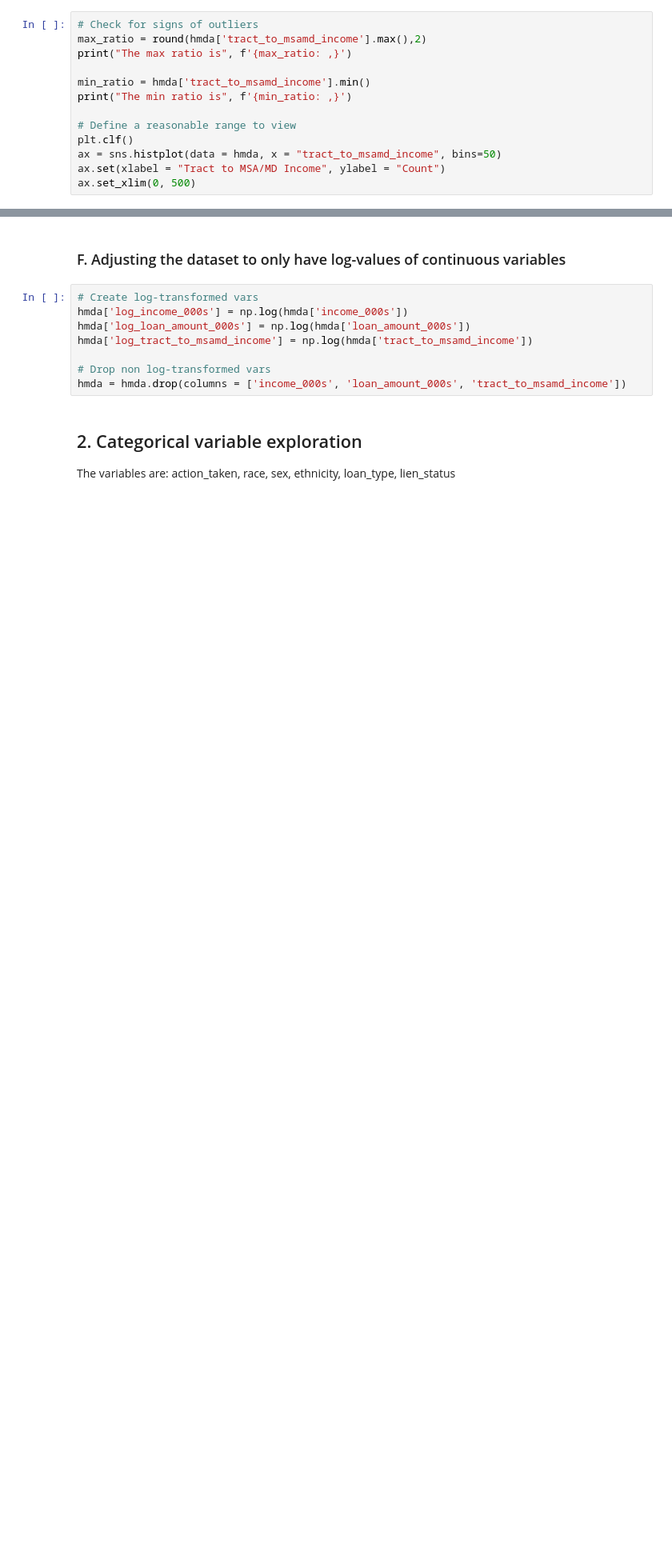
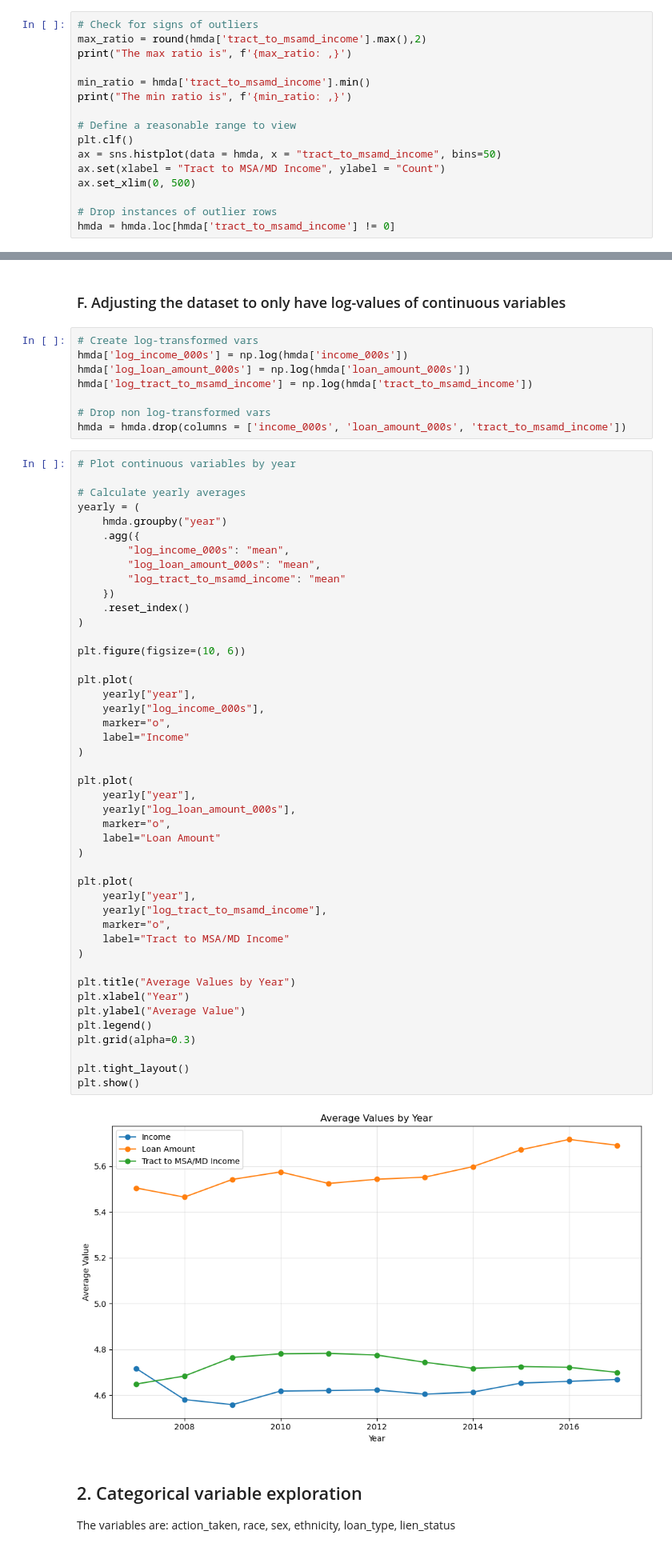
Before and after one commit to jdhilee/fairness_smoke_alarm, a Jupyter notebook: src/eda_hmda_2007_2017.ipynb, the cells around one changed output, grey strips where cells are left out. Shown at 80% size. Drawn from its saved outputs; the diff is of its cells as text; blank space fills up the shorter version.

```diff
--- a/src/eda_hmda_2007_2017.ipynb
+++ b/src/eda_hmda_2007_2017.ipynb
@@ -149,6 +149,9 @@ plt.clf()
 ax = sns.histplot(data = hmda, x = "tract_to_msamd_income", bins=50)
 ax.set(xlabel = "Tract to MSA/MD Income", ylabel = "Count")
 ax.set_xlim(0, 500)
+
+# Drop instances of outlier rows
+hmda = hmda.loc[hmda['tract_to_msamd_income'] != 0]
 # %% [output]
 The max ratio is  430.03
 The min ratio is  0.0
@@ -316,6 +318,53 @@ hmda['log_tract_to_msamd_income'] = np.log(hmda['tract_to_msamd_income'])
 
 # Drop non log-transformed vars
 hmda = hmda.drop(columns = ['income_000s', 'loan_amount_000s', 'tract_to_msamd_income'])
+# %%
+# Plot continuous variables by year
+
+# Calculate yearly averages
+yearly = (
+    hmda.groupby("year")
+    .agg({
+        "log_income_000s": "mean",
+        "log_loan_amount_000s": "mean",
+        "log_tract_to_msamd_income": "mean"
+    })
+    .reset_index()
+)
+
+plt.figure(figsize=(10, 6))
+
+plt.plot(
+    yearly["year"],
+    yearly["log_income_000s"],
+    marker="o",
+    label="Income"
+)
+
+plt.plot(
+    yearly["year"],
+    yearly["log_loan_amount_000s"],
+    marker="o",
+    label="Loan Amount"
+)
+
+plt.plot(
+    yearly["year"],
+    yearly["log_tract_to_msamd_income"],
+    marker="o",
+    label="Tract to MSA/MD Income"
+)
+
+plt.title("Average Values by Year")
+plt.xlabel("Year")
+plt.ylabel("Average Value")
+plt.legend()
+plt.grid(alpha=0.3)
+
+plt.tight_layout()
+plt.show()
+# %% [output]
+[figure, added]
 # %% [markdown]
 ## 2. Categorical variable exploration
 
```
Also changed, not shown: parts of 44 cells of this notebook.
